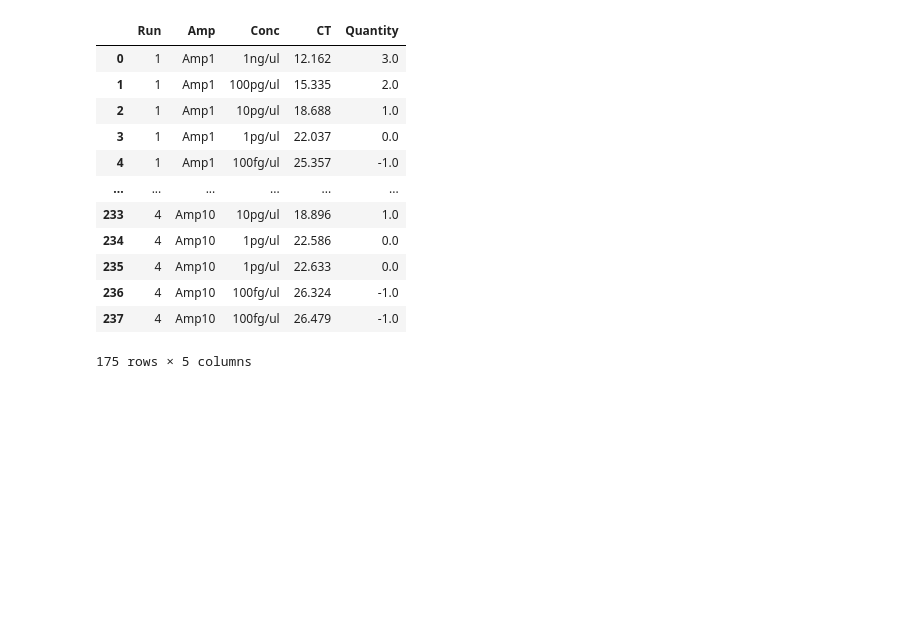
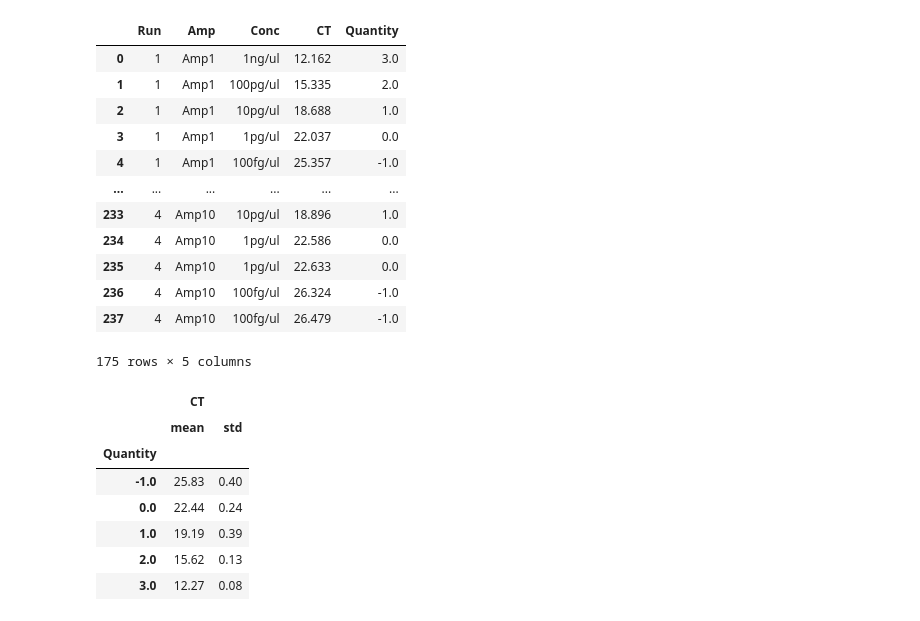
Before and after one commit to harAtEA/residual-plasmid-python, a Jupyter notebook: residual plasmid/compiled primer runs 2 to 5.ipynb, the cells around one changed output. Cells and saved outputs as stored; diff of their text form; code cells hidden in the pictures; blank space fills up the shorter version.

```diff
--- a/residual plasmid/compiled primer runs 2 to 5.ipynb
+++ b/residual plasmid/compiled primer runs 2 to 5.ipynb
@@ -1702,0 +1582,11 @@ plt.savefig('compiledPlots.png')
+# %%
+(dict_for_amp['Amp1'].groupby('Quantity').agg({'CT':['mean','std']})).round(2)
+# %% [output]
+|  | CT |  |
+|  | mean | std |
+| Quantity |  |  |
+| -1.0 | 25.83 | 0.40 |
+| 0.0 | 22.44 | 0.24 |
+| 1.0 | 19.19 | 0.39 |
+| 2.0 | 15.62 | 0.13 |
+| 3.0 | 12.27 | 0.08 |
```
Also changed, not shown: parts of 20 cells of this notebook, 1 other file.
